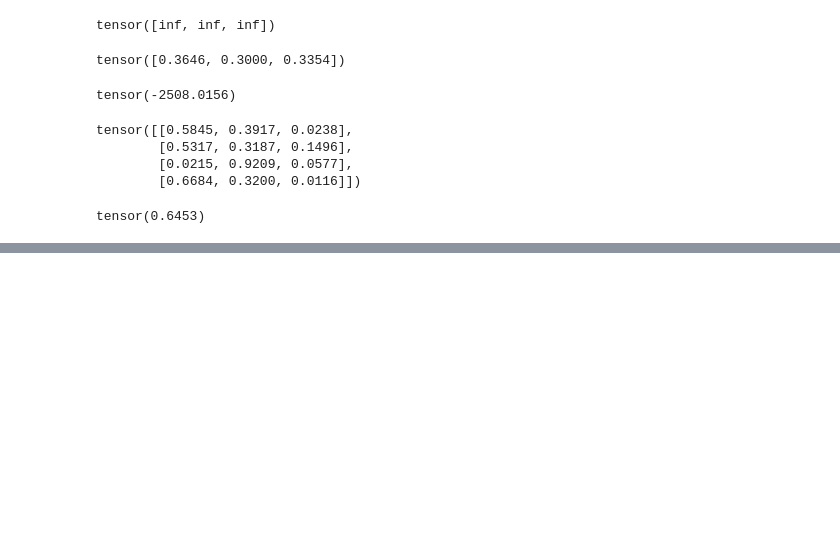
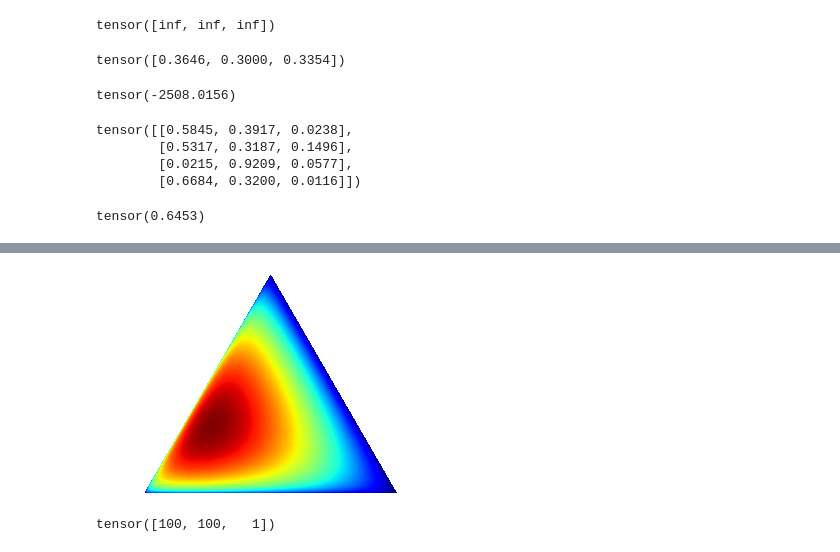
Before and after one commit to RobbenRibery/TimeSeries-Probalistic-TopDown-Drichilet, a Jupyter notebook: src/test.ipynb, the cells around one changed output, grey strips where cells are left out. Cells and saved outputs as stored; diff of their text form; code cells hidden in the pictures; blank space fills up the shorter version.

```diff
--- a/src/test.ipynb
+++ b/src/test.ipynb
@@ -6,0 +11,4 @@ import torch
+# %%
+corners = np.array([[0, 0], [1, 0], [0.5, 0.75**0.5]])
+AREA = 0.5 * 1 * 0.75**0.5
+triangle = tri.Triangulation(corners[:, 0], corners[:, 1])
@@ -7,3 +25,29 @@ import torch
+# %%
+class Dirichlet(object):
+    def __init__(self, alpha):
+        from math import gamma
+        from operator import mul
+        self._alpha = np.array(alpha)
+        self._coef = gamma(np.sum(self._alpha)) / \
+                           np.multiply.reduce([gamma(a) for a in self._alpha])
+    def pdf(self, x):
+        '''Returns pdf value for `x`.'''
+        from operator import mul
+        return self._coef * np.multiply.reduce([xx ** (aa - 1)
+                                               for (xx, aa)in zip(x, self._alpha)])
+
+def draw_pdf_contours(dist, nlevels=200, subdiv=8, **kwargs):
+    import math
+
+    refiner = tri.UniformTriRefiner(triangle)
+    trimesh = refiner.refine_triangulation(subdiv=subdiv)
+    pvals = [dist.pdf(xy2bc(xy)) for xy in zip(trimesh.x, trimesh.y)]
+
+    plt.tricontourf(trimesh, pvals, nlevels, cmap='jet', **kwargs)
+    plt.axis('equal')
+    plt.xlim(0, 1)
+    plt.ylim(0, 0.75**0.5)
+    plt.axis('off')
 # %%
 a = torch.tensor([0.9036, 0.9208, 0.9173])
 b = torch.tensor([0.7231, 0.1062, 0.1707])
@@ -80,3 +124,13 @@ def ldirichlet_pdf(alpha, theta):
 ldirichlet_pdf(output, target)
 # %% [output]
 tensor(0.6453)
+# %%
+m = torch.nn.Softmax(dim=1)
+input = torch.randn(2, 3)
+print(input)
+print()
+output = m(input)
+print(output)
+print()
+output_exp = torch.exp(output)
+print(output_exp)
@@ -82,0 +146,8 @@ tensor(0.6453)
+# %%
+draw_pdf_contours(Dirichlet(output_exp[0]))
+# %% [output]
+[figure, added]
+# %%
+torch.clip(torch.tensor([100,200,1]), min = None, max = 100)
+# %% [output]
+tensor([100, 100,   1])
```
Also changed, not shown: parts of 3 cells of this notebook, 19 other files.
